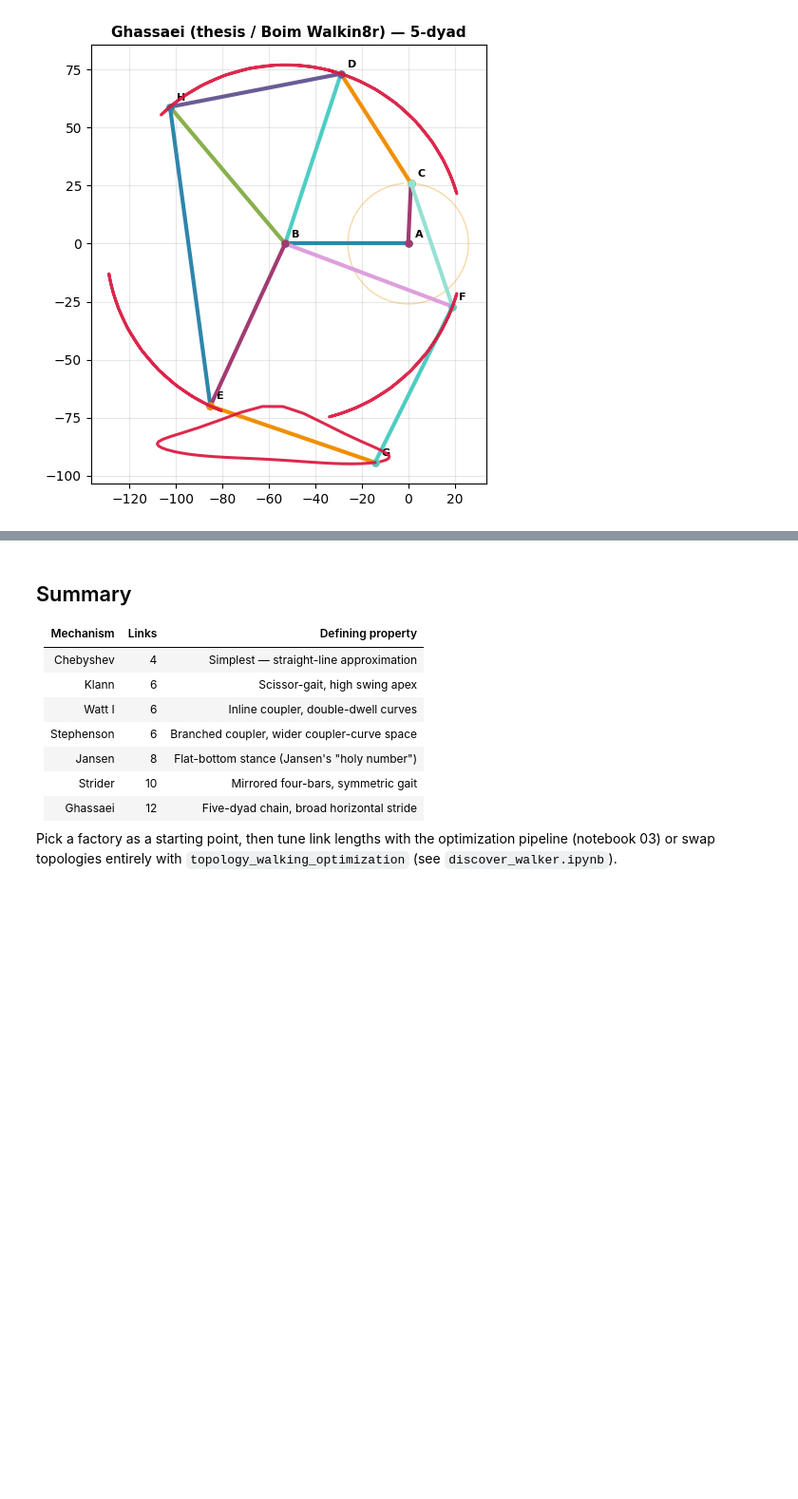
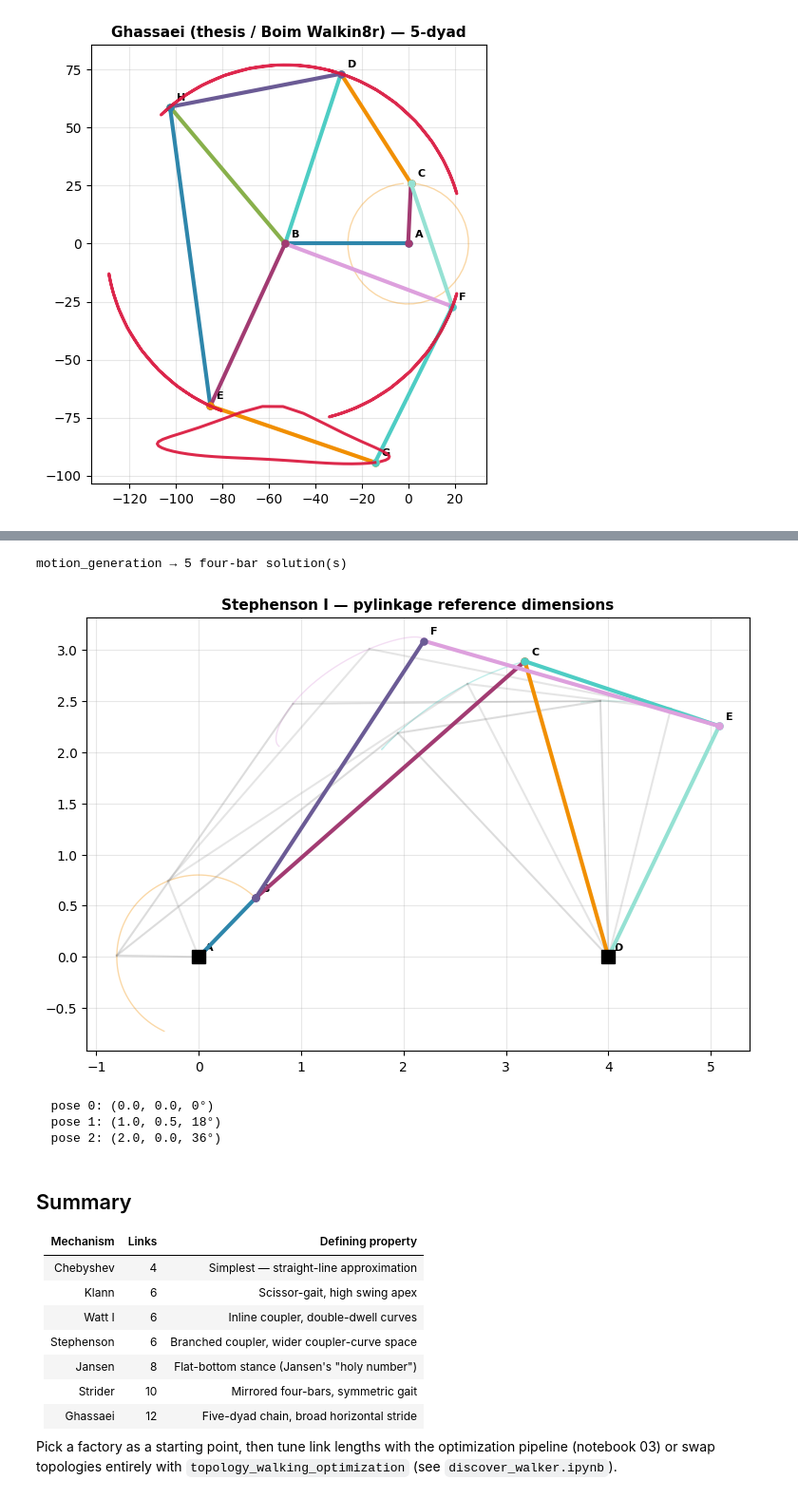
Before and after one commit to HugoFara/leggedsnake, a Jupyter notebook: examples/01_walkers_gallery.ipynb, the cells around one changed output, grey strips where cells are left out. Shown at 95% size. Cells and saved outputs as stored; diff of their text form; code cells hidden in the pictures; blank space fills up the shorter version.

```diff
--- a/examples/01_walkers_gallery.ipynb
+++ b/examples/01_walkers_gallery.ipynb
@@ -165,3 +201,43 @@ show_walker(stephenson, "Stephenson I — 6 links, separated ternary links", fig
+# %%
+import math
+from pylinkage.synthesis import motion_generation, Pose, solution_to_linkage
+
+# Three poses: horizontal motion with gentle orientation sweep
+poses = [
+    Pose(0.0, 0.0, 0.0),
+    Pose(1.0, 0.5, math.pi / 10),
+    Pose(2.0, 0.0, math.pi / 5),
+]
+syn = motion_generation(poses=poses, max_solutions=5, require_grashof=False)
+print(f"motion_generation → {len(syn.solutions)} four-bar solution(s)")
+
+# motion_generation returns four-bar solutions. To illustrate the
+# Stephenson six-bar (and its separated ternary links), we use
+# pylinkage's reference dimensions from its own notebook 14.
+from pylinkage.synthesis import stephenson_from_lengths
+
+stephenson = stephenson_from_lengths(
+    crank=0.8, coupler=3.5, rocker=3.0,
+    link4=2.0, link5=2.5, link6=3.0,
+    ground_length=4.0, initial_crank_angle=math.pi / 4,
+)
+loci = list(stephenson.step(iterations=200))
+fig, ax = plt.subplots(figsize=(9, 6))
+plot_static_linkage(stephenson, ax, loci, show_loci=True, show_labels=True,
+                    show_legend=False, n_ghosts=3,
+                    title="Stephenson I — pylinkage reference dimensions")
+ax.set_aspect('equal'); ax.grid(True, alpha=0.3)
+plt.show()
+
+# Show what motion_generation placed the coupler through
+for i, p in enumerate(poses):
+    print(f"  pose {i}: ({p.x:.1f}, {p.y:.1f}, {math.degrees(p.angle):.0f}°)")
+# %% [output]
+motion_generation → 5 four-bar solution(s)
+[figure, added]
+  pose 0: (0.0, 0.0, 0°)
+  pose 1: (1.0, 0.5, 18°)
+  pose 2: (2.0, 0.0, 36°)
 # %% [markdown]
 ## Summary
 
```
Also changed, not shown: parts of 9 cells of this notebook, 1 other file.
